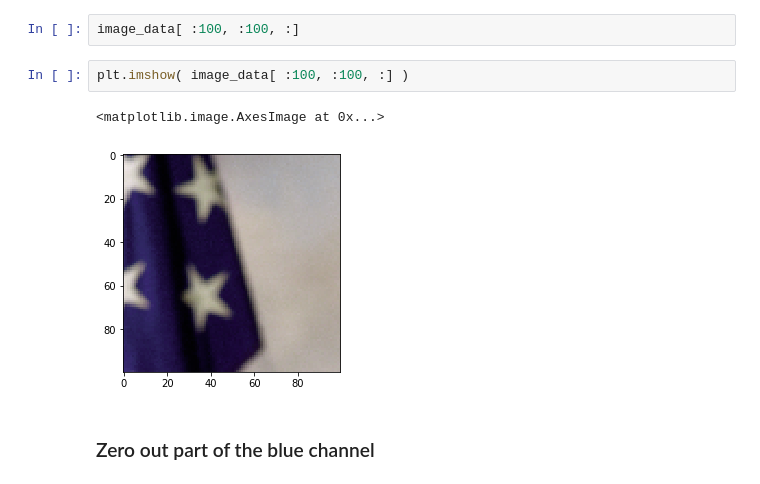
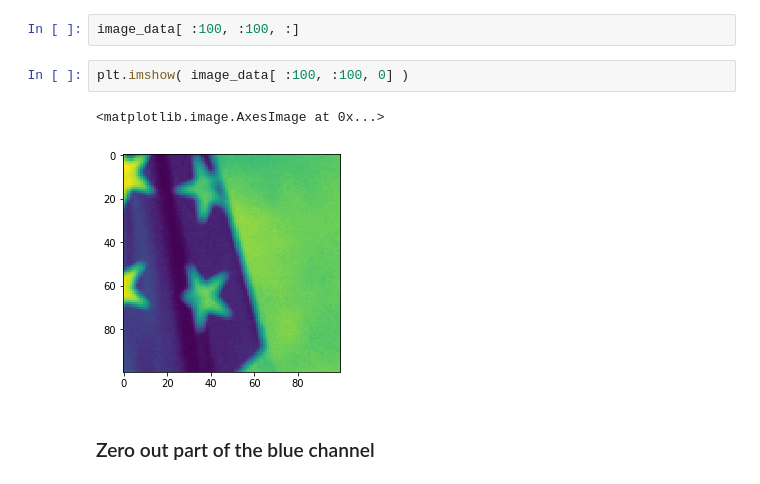
Before and after one commit to colettace/NIA_Python_Workshop, a Jupyter notebook: NIAPythonDay2.ipynb, the cells around one changed output. Saved outputs shown, nothing was run; the diff lists cells and outputs as text.

```diff
--- a/NIAPythonDay2.ipynb
+++ b/NIAPythonDay2.ipynb
@@ -484,10 +772,10 @@ plt.imshow( image_data )
 # %%
 image_data[ :100, :100, :]
 # %%
-plt.imshow( image_data[ :100, :100, :] )
+plt.imshow( image_data[ :100, :100, 0] )
 # %% [output]
 <matplotlib.image.AxesImage at 0x...>
-[figure, old version]
+[figure, new version]
 # %% [markdown]
 ### Zero out part of the blue channel
 # %%
```
Also changed, not shown: parts of 88 cells of this notebook, 5 other files.
